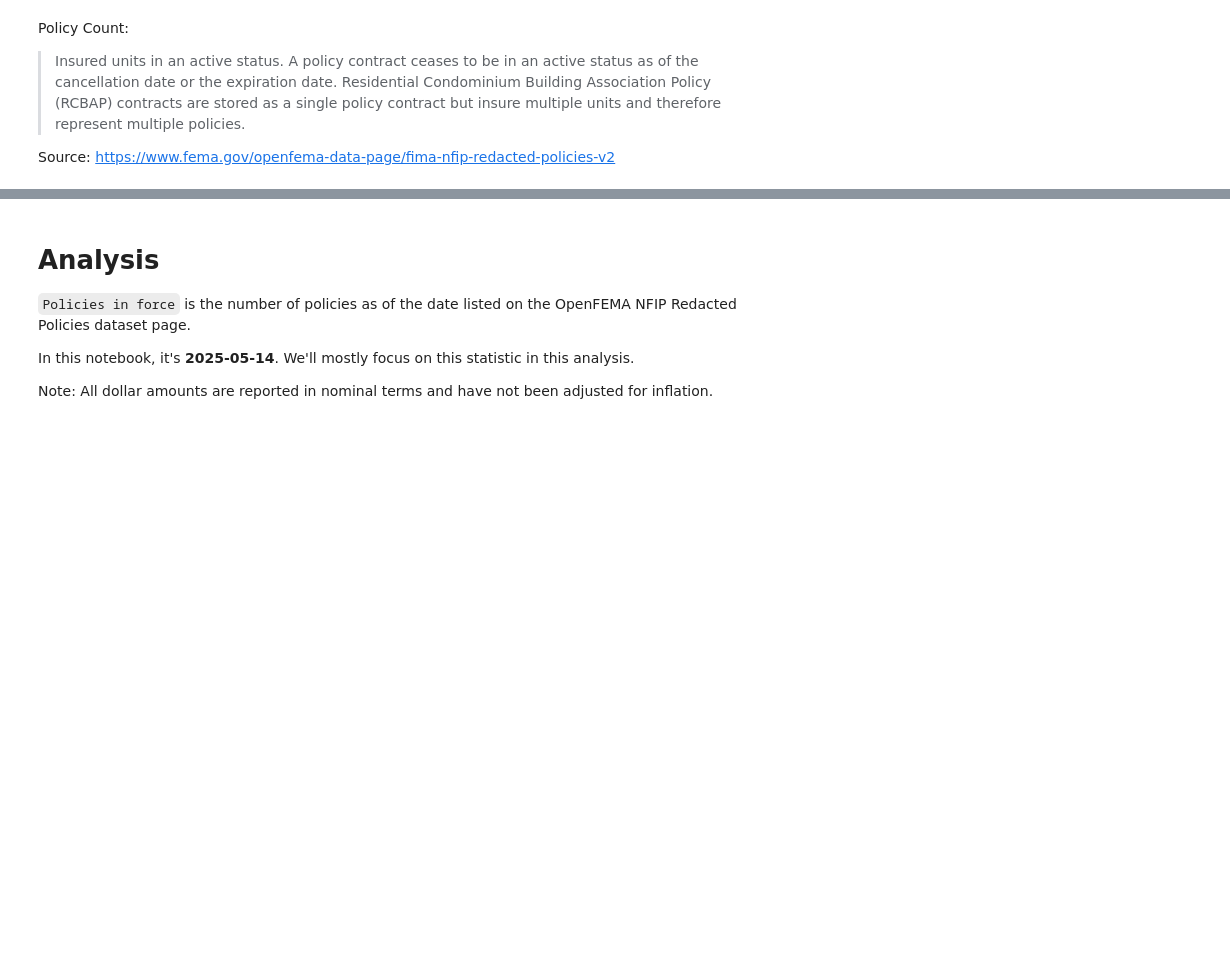
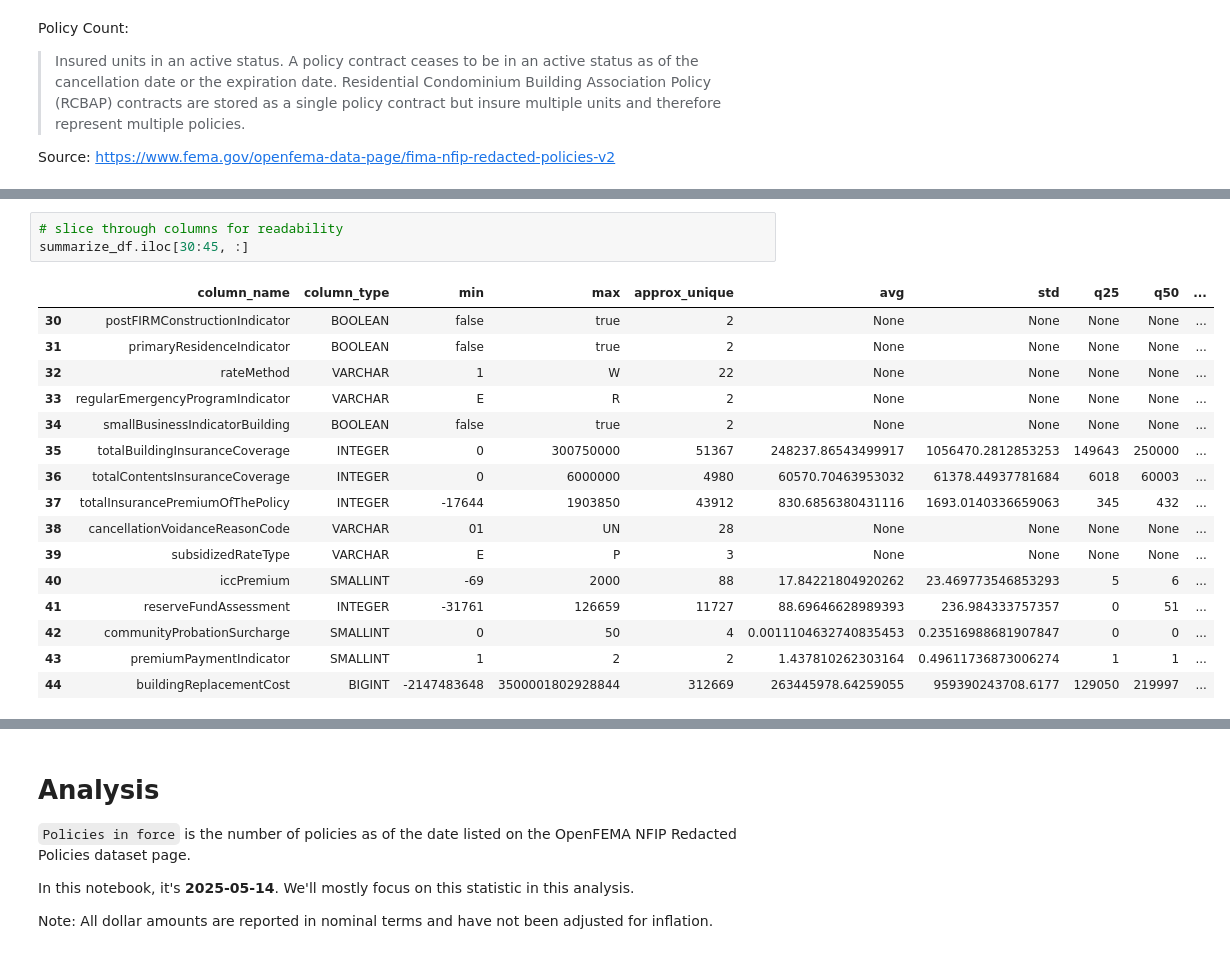
Before and after one commit to mebauer/duckdb-fema-nfip, a Jupyter notebook: analysis-policies.ipynb, the cells around one changed output, grey strips where cells are left out. Saved outputs shown, nothing was run; the diff lists cells and outputs as text; blank space fills up the shorter version.

```diff
--- a/analysis-policies.ipynb
+++ b/analysis-policies.ipynb
@@ -319,0 +377,20 @@ Source: https://www.fema.gov/openfema-data-page/fima-nfip-redacted-policies-v2
+# %%
+# slice through columns for readability
+summarize_df.iloc[30:45, :]
+# %% [output]
+|  | column_name | column_type | min | max | approx_unique | avg | std | q25 | q50 | ... |
+| 30 | postFIRMConstructionIndicator | BOOLEAN | false | true | 2 | None | None | None | None | ... |
+| 31 | primaryResidenceIndicator | BOOLEAN | false | true | 2 | None | None | None | None | ... |
+| 32 | rateMethod | VARCHAR | 1 | W | 22 | None | None | None | None | ... |
+| 33 | regularEmergencyProgramIndicator | VARCHAR | E | R | 2 | None | None | None | None | ... |
+| 34 | smallBusinessIndicatorBuilding | BOOLEAN | false | true | 2 | None | None | None | None | ... |
+| 35 | totalBuildingInsuranceCoverage | INTEGER | 0 | 300750000 | 51367 | 248237.86543499917 | 1056470.2812853253 | 149643 | 250000 | ... |
+| 36 | totalContentsInsuranceCoverage | INTEGER | 0 | 6000000 | 4980 | 60570.70463953032 | 61378.44937781684 | 6018 | 60003 | ... |
+| 37 | totalInsurancePremiumOfThePolicy | INTEGER | -17644 | 1903850 | 43912 | 830.6856380431116 | 1693.0140336659063 | 345 | 432 | ... |
+| 38 | cancellationVoidanceReasonCode | VARCHAR | 01 | UN | 28 | None | None | None | None | ... |
+| 39 | subsidizedRateType | VARCHAR | E | P | 3 | None | None | None | None | ... |
+| 40 | iccPremium | SMALLINT | -69 | 2000 | 88 | 17.84221804920262 | 23.469773546853293 | 5 | 6 | ... |
+| 41 | reserveFundAssessment | INTEGER | -31761 | 126659 | 11727 | 88.69646628989393 | 236.984333757357 | 0 | 51 | ... |
+| 42 | communityProbationSurcharge | SMALLINT | 0 | 50 | 4 | 0.0011104632740835453 | 0.23516988681907847 | 0 | 0 | ... |
+| 43 | premiumPaymentIndicator | SMALLINT | 1 | 2 | 2 | 1.437810262303164 | 0.49611736873006274 | 1 | 1 | ... |
+| 44 | buildingReplacementCost | BIGINT | -2147483648 | 3500001802928844 | 312669 | 263445978.64259055 | 959390243708.6177 | 129050 | 219997 | ... |
```
Also changed, not shown: parts of 11 cells of this notebook, 2 other files.
